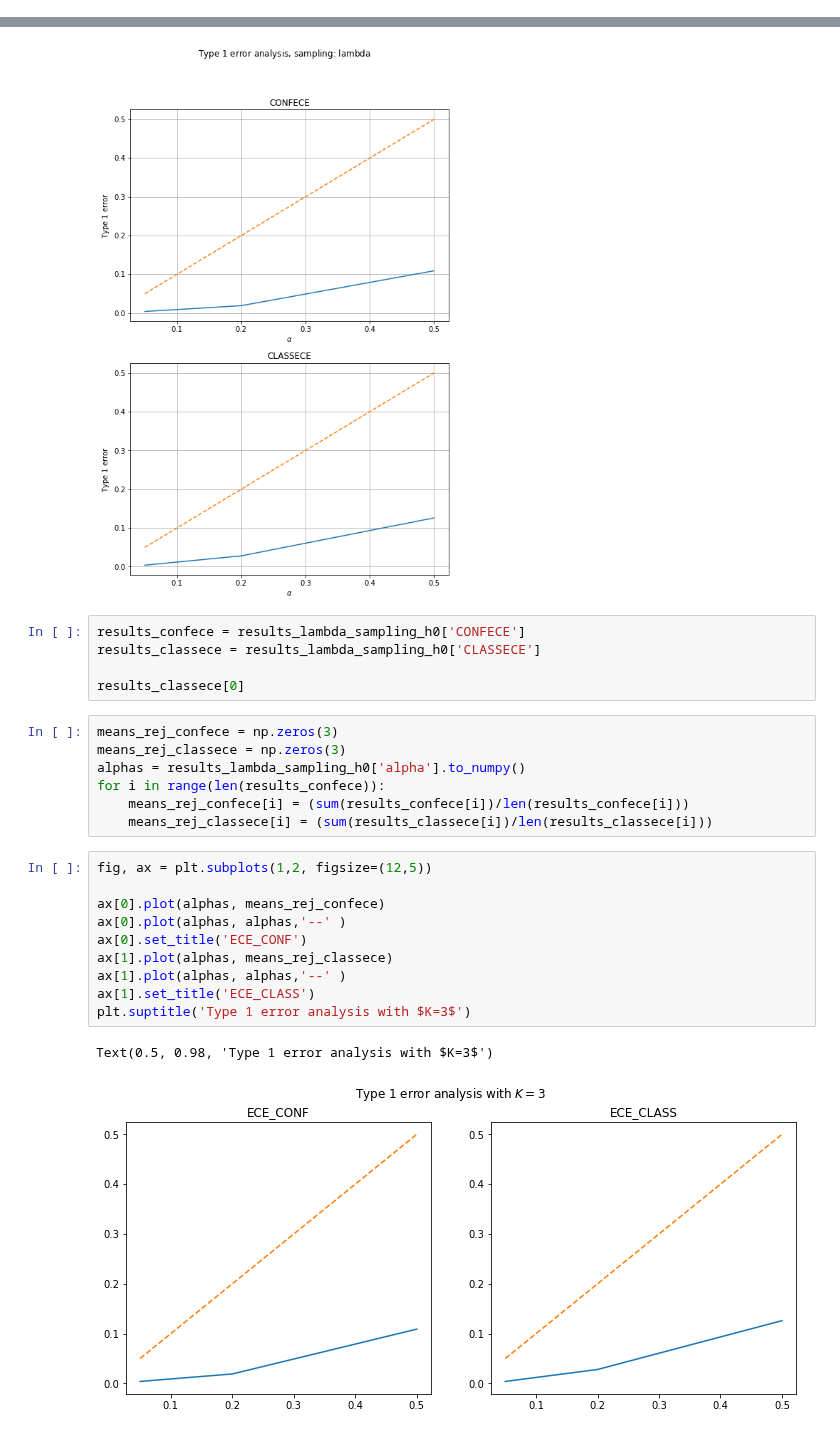
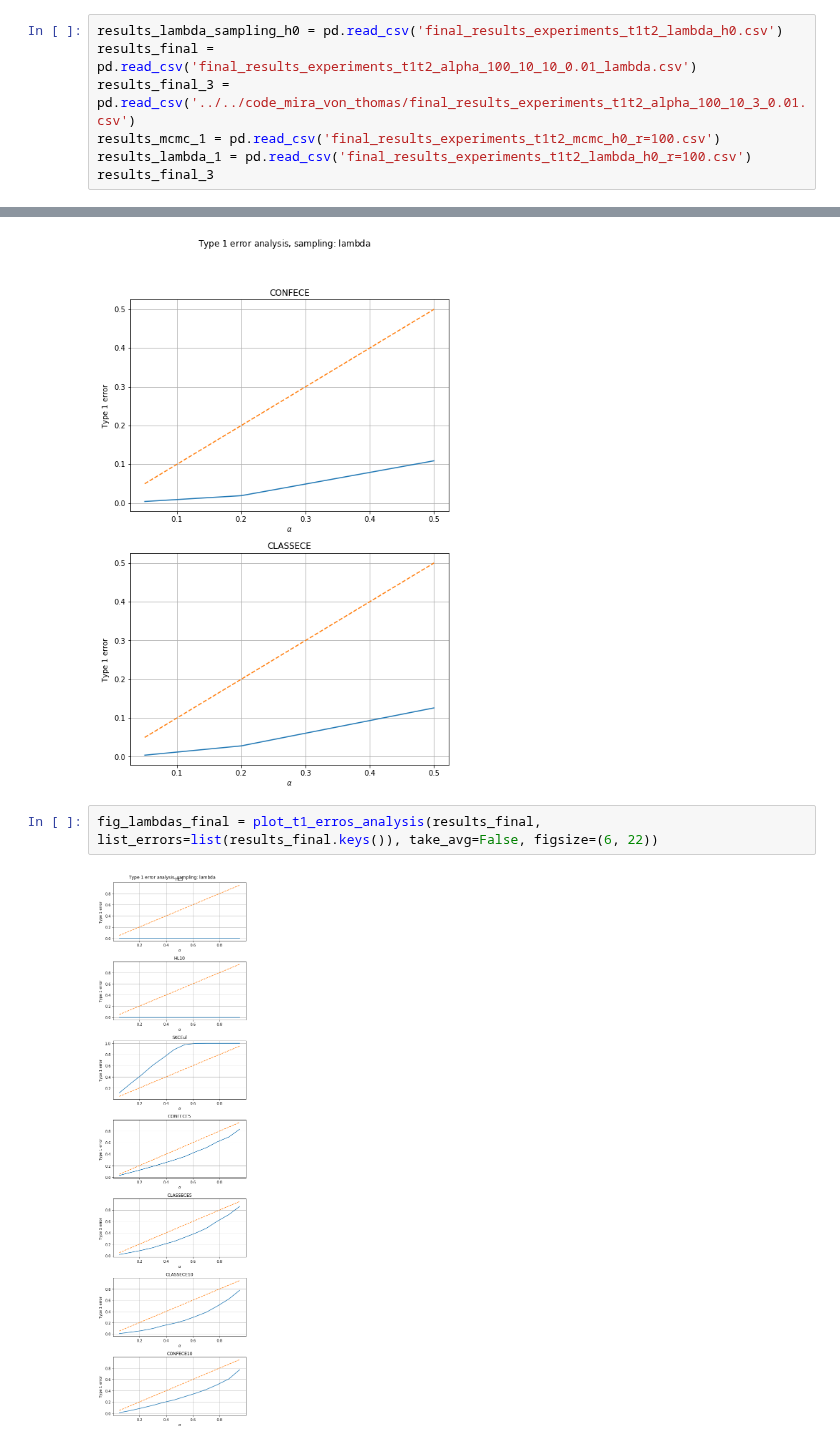
Before and after one commit to mkjuergens/EnsembleCalibration, a Jupyter notebook: ensemblecalibration/calibration/results_t1_t2.ipynb, the cells around one changed output, grey strips where cells are left out. Drawn from its saved outputs; the diff is of its cells as text.

Commit message:
update configuration, plot functions and test evaluation

```diff
--- a/ensemblecalibration/calibration/results_t1_t2.ipynb
+++ b/ensemblecalibration/calibration/results_t1_t2.ipynb
@@ -18,0 +13,7 @@ results_lambda_sampling_h0
+# %%
+results_lambda_sampling_h0 = pd.read_csv('final_results_experiments_t1t2_lambda_h0.csv')
+results_final = pd.read_csv('final_results_experiments_t1t2_alpha_100_10_10_0.01_lambda.csv')
+results_final_3 = pd.read_csv('../../code_mira_von_thomas/final_results_experiments_t1t2_alpha_100_10_3_0.01.csv')
+results_mcmc_1 = pd.read_csv('final_results_experiments_t1t2_mcmc_h0_r=100.csv')
+results_lambda_1 = pd.read_csv('final_results_experiments_t1t2_lambda_h0_r=100.csv')
+results_final_3
@@ -51,28 +57,7 @@ def plot_t1_erros_analysis(df: pd.DataFrame, list_errors: list = ['CONFECE', 'CL
 fig_lambdas = plot_t1_erros_analysis(results_lambda_sampling_h0)
 # %% [output]
 [figure]
-# %%
-results_confece = results_lambda_sampling_h0['CONFECE']
-results_classece = results_lambda_sampling_h0['CLASSECE']
-
-results_classece[0]
-# %%
-means_rej_confece = np.zeros(3)
-means_rej_classece = np.zeros(3)
-alphas = results_lambda_sampling_h0['alpha'].to_numpy()
-for i in range(len(results_confece)):
-    means_rej_confece[i] = (sum(results_confece[i])/len(results_confece[i]))
-    means_rej_classece[i] = (sum(results_classece[i])/len(results_classece[i]))
-# %%
-fig, ax = plt.subplots(1,2, figsize=(12,5))
-
-ax[0].plot(alphas, means_rej_confece)
-ax[0].plot(alphas, alphas,'--' )
-ax[0].set_title('ECE_CONF')
-ax[1].plot(alphas, means_rej_classece)
-ax[1].plot(alphas, alphas,'--' )
-ax[1].set_title('ECE_CLASS')
-plt.suptitle('Type 1 error analysis with $K=3$')
-# %% [output]
-Text(0.5, 0.98, 'Type 1 error analysis with $K=3$')
-[figure, removed]
+# %%
+fig_lambdas_final = plot_t1_erros_analysis(results_final, list_errors=list(results_final.keys()), take_avg=False, figsize=(6, 22))
+# %% [output]
+[figure, added]
```
Also changed, not shown: parts of 6 cells of this notebook, 2 other files.
